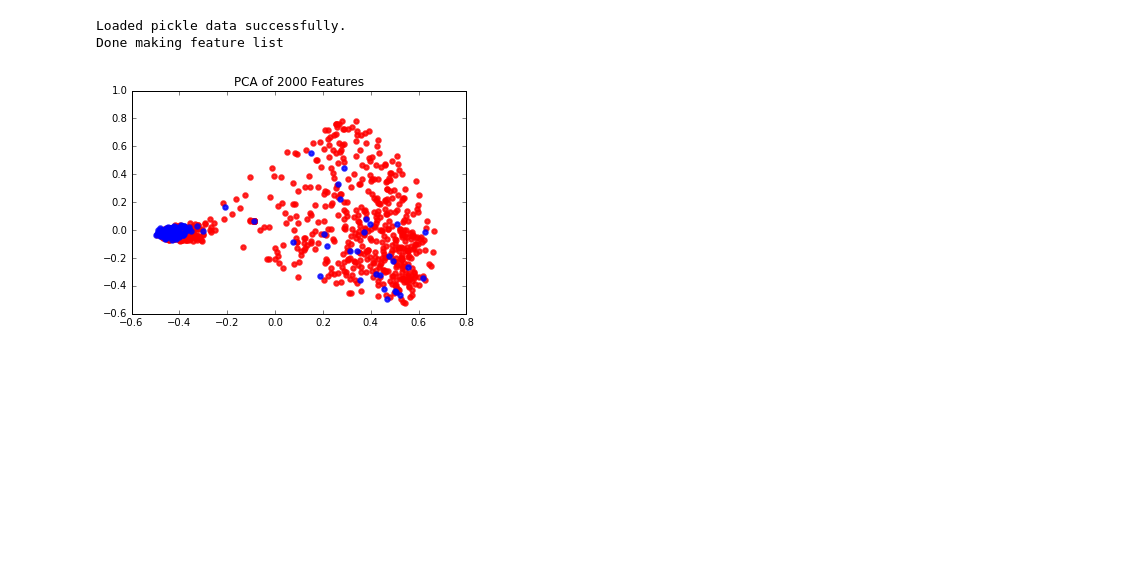
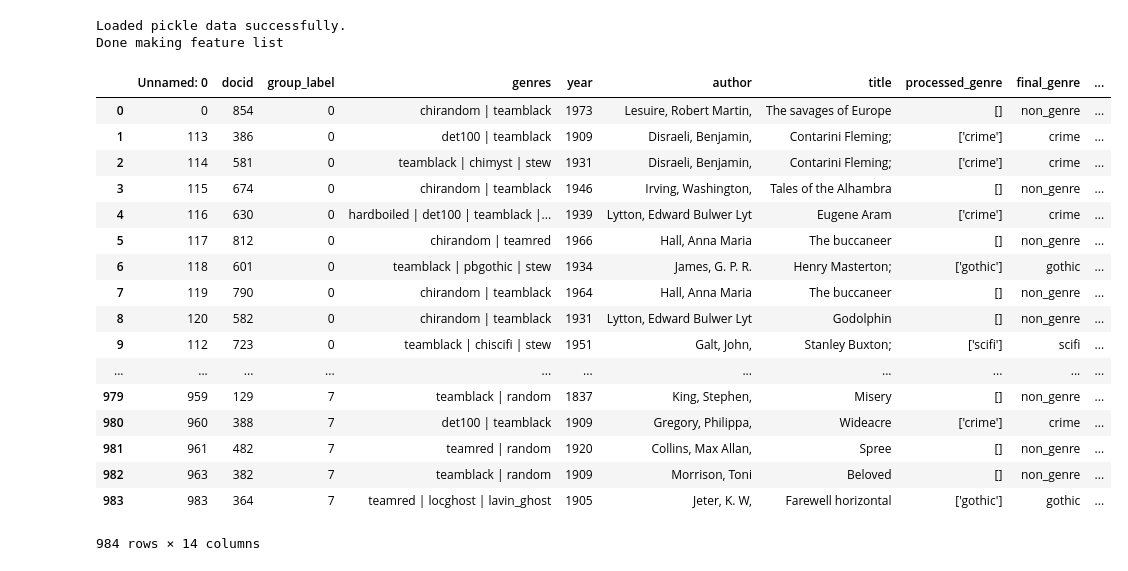
Before and after one commit to mjlavin80/fiction, a Jupyter notebook: Sandbox.ipynb, the cells around one changed output. Drawn from its saved outputs; the diff is of its cells as text; code cells hidden in the pictures; blank space fills up the shorter version.

```diff
--- a/Sandbox.ipynb
+++ b/Sandbox.ipynb
@@ -304,18 +291,40 @@ for i in _df.itertuples():
-# %%
-%matplotlib inline
-import matplotlib.pyplot as plt
-
-colors = ['navy', 'turquoise', 'darkorange']
-lw = 2
-
-fig = plt.figure()
-ax1 = fig.add_subplot(111)
-
-ax1.scatter(not_horror_x, not_horror_y, color="red", alpha=.8, lw=lw)
-ax1.scatter(just_horror_x, just_horror_y, color="blue", alpha=.8, lw=lw)
-
-plt.legend(loc='best', shadow=False, scatterpoints=1)
-plt.title('PCA of 2000 Features')
-plt.show()
-# %% [output]
-[figure, removed]
+# %%
+def gs(a):
+    pairs = {'crime':0, 'gothic':1, 'multi':2, 'non_genre':3, 'scifi':4, 'sensation':5}
+    b = pairs[a]
+    return b
+def ls(a):
+    pairs = {'lavin_deranged':0,'lavin_ghost':1, 'lavin_magic':2, 'lavin_multi':3, 'lavin_slasher':4,'no_lavin_tag':5}
+    b=pairs[a]
+    return b
+
+from sklearn.decomposition import PCA
+pca = PCA(n_components=2)
+X = data
+X_r = pca.fit(X).transform(X)
+
+_df = pd.read_csv("lavin_results/mini_batch_km_all.csv")
+_df["x"] = X_r[:,0]
+_df["y"] = X_r[:,1]
+_df['lavin_scaled'] = _df["lavin_genre"].apply(ls)
+_df['genre_scaled'] = _df["final_genre"].apply(gs)
+_df
+# %% [output]
+|  | Unnamed: 0 | docid | group_label | genres | year | author | title | processed_genre | final_genre | ... |
+| 0 | 0 | 854 | 0 | chirandom | teamblack | 1973 | Lesuire, Robert Martin, | The savages of Europe | [] | non_genre | ... |
+| 1 | 113 | 386 | 0 | det100 | teamblack | 1909 | Disraeli, Benjamin, | Contarini Fleming; | ['crime'] | crime | ... |
+| 2 | 114 | 581 | 0 | teamblack | chimyst | stew | 1931 | Disraeli, Benjamin, | Contarini Fleming; | ['crime'] | crime | ... |
+| 3 | 115 | 674 | 0 | chirandom | teamblack | 1946 | Irving, Washington, | Tales of the Alhambra | [] | non_genre | ... |
+| 4 | 116 | 630 | 0 | hardboiled | det100 | teamblack |... | 1939 | Lytton, Edward Bulwer Lyt | Eugene Aram | ['crime'] | crime | ... |
+| 5 | 117 | 812 | 0 | chirandom | teamred | 1966 | Hall, Anna Maria | The buccaneer | [] | non_genre | ... |
+| 6 | 118 | 601 | 0 | teamblack | pbgothic | stew | 1934 | James, G. P. R. | Henry Masterton; | ['gothic'] | gothic | ... |
+| 7 | 119 | 790 | 0 | chirandom | teamblack | 1964 | Hall, Anna Maria | The buccaneer | [] | non_genre | ... |
+| 8 | 120 | 582 | 0 | chirandom | teamblack | 1931 | Lytton, Edward Bulwer Lyt | Godolphin | [] | non_genre | ... |
+| 9 | 112 | 723 | 0 | teamblack | chiscifi | stew | 1951 | Galt, John, | Stanley Buxton; | ['scifi'] | scifi | ... |
+| ... | ... | ... | ... | ... | ... | ... | ... | ... | ... | ... |
+| 979 | 959 | 129 | 7 | teamblack | random | 1837 | King, Stephen, | Misery | [] | non_genre | ... |
+| 980 | 960 | 388 | 7 | det100 | teamblack | 1909 | Gregory, Philippa, | Wideacre | ['crime'] | crime | ... |
+| 981 | 961 | 482 | 7 | teamred | random | 1920 | Collins, Max Allan, | Spree | [] | non_genre | ... |
+| 982 | 963 | 382 | 7 | teamblack | random | 1909 | Morrison, Toni | Beloved | [] | non_genre | ... |
+| 983 | 983 | 364 | 7 | teamred | locghost | lavin_ghost | 1905 | Jeter, K. W, | Farewell horizontal | ['gothic'] | gothic | ... |
+984 rows × 14 columns
```
Also changed, not shown: parts of 5 cells of this notebook, 15 other files.
